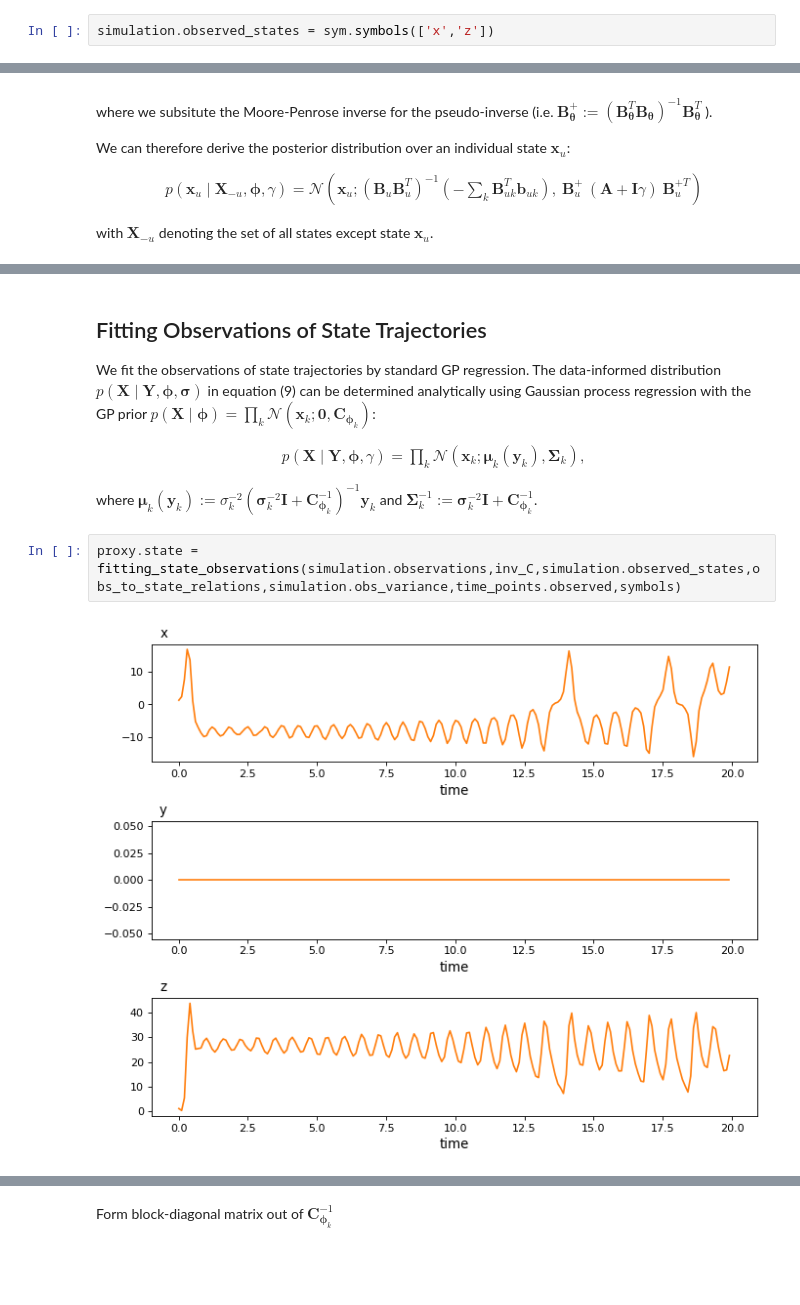
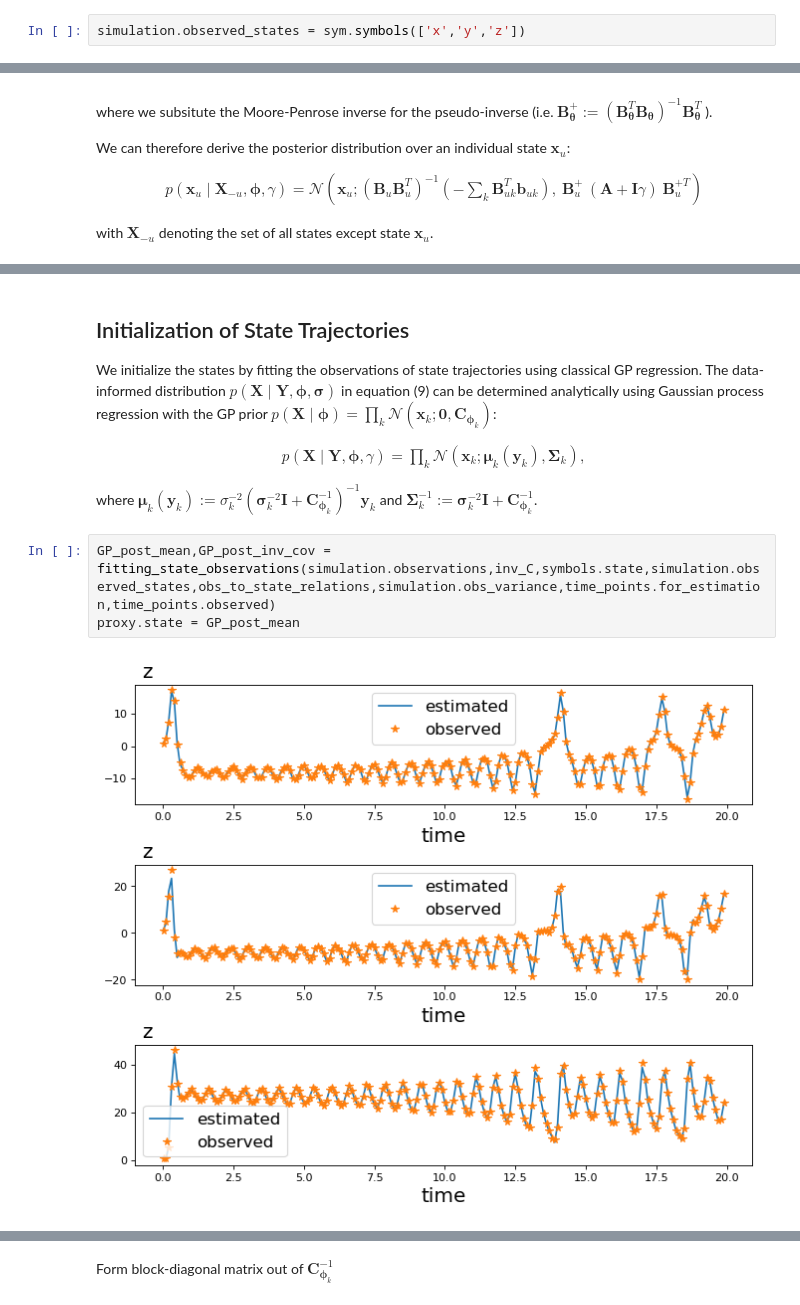
Before and after one commit to ngorbach/Variational_Gradient_Matching_for_Dynamical_Systems, a Jupyter notebook: VGM_for_Lorenz_attractor.ipynb, the cells around one changed output, grey strips where cells are left out. Cells and saved outputs as stored; diff of their text form; blank space fills up the shorter version.

```diff
--- a/VGM_for_Lorenz_attractor.ipynb
+++ b/VGM_for_Lorenz_attractor.ipynb
@@ -34,7 +34,7 @@ simulation.ode_param = [10.0,28.0,8.0/3.0]
 ##### Observed states
 Input 1, 2 or 3 symbolic variables from the set $(x,y,z)$:
 # %%
-simulation.observed_states = sym.symbols(['x','z'])
+simulation.observed_states = sym.symbols(['x','y','z'])
 # %% [markdown]
 ##### Final time for simulation
 Input a positive real number:
@@ -274,9 +274,9 @@ Similarly, we expand the proxy over the individual state $\mathbf{x}_u$:
 &\qquad \qquad \qquad + \mathbb{E}_{Q_{-u}}  \ln \mathcal{N}\left(\mathbf{x}_u ; \boldsymbol\mu_u(\mathbf{Y}), \boldsymbol\Sigma_u \right) \big),
 \end{align}
 # %% [markdown]
-## Fitting Observations of State Trajectories
+## Initialization of State Trajectories
 
-We fit the observations of state trajectories by standard GP regression. The data-informed distribution $p(\mathbf{X} \mid \mathbf{Y}, \boldsymbol\phi,\boldsymbol\sigma)$ in equation (9) can be determined analytically using Gaussian process regression with the GP prior $p(\mathbf{X} \mid \boldsymbol\phi) = \prod_k \mathcal{N}(\mathbf{x}_k ;\mathbf{0},\mathbf{C}_{\boldsymbol\phi_k})$:
+We initialize the states by fitting the observations of state trajectories using classical GP regression. The data-informed distribution $p(\mathbf{X} \mid \mathbf{Y}, \boldsymbol\phi,\boldsymbol\sigma)$ in equation (9) can be determined analytically using Gaussian process regression with the GP prior $p(\mathbf{X} \mid \boldsymbol\phi) = \prod_k \mathcal{N}(\mathbf{x}_k ;\mathbf{0},\mathbf{C}_{\boldsymbol\phi_k})$:
 
 \begin{align}
 p(\mathbf{X} \mid \mathbf{Y}, \boldsymbol\phi,\gamma) = \prod_k\mathcal{N}(\mathbf{x}_k;\boldsymbol\mu_k(\mathbf{y}_k),\boldsymbol\Sigma_k),
@@ -284,6 +284,7 @@ p(\mathbf{X} \mid \mathbf{Y}, \boldsymbol\phi,\gamma) = \prod_k\mathcal{N}(\math
 
 where $\boldsymbol\mu_k(\mathbf{y}_k) := \sigma_k^{-2} \left(\mathbf{\sigma}_k^{-2}\mathbf{I} + \mathbf{C}_{\boldsymbol\phi_k}^{-1} \right)^{-1} \mathbf{y}_k$ and $\boldsymbol\Sigma_k ^{-1}:=\mathbf{\sigma}_k^{-2} \mathbf{I} +\mathbf{C}_{\mathbf{\phi}_k}^{-1}$.
 # %%
-proxy.state = fitting_state_observations(simulation.observations,inv_C,simulation.observed_states,obs_to_state_relations,simulation.obs_variance,time_points.observed,symbols)
+GP_post_mean,GP_post_inv_cov = fitting_state_observations(simulation.observations,inv_C,symbols.state,simulation.observed_states,obs_to_state_relations,simulation.obs_variance,time_points.for_estimation,time_points.observed)
+proxy.state = GP_post_mean
 # %% [output]
-[figure, old version]
+[figure, new version]
```
Also changed, not shown: parts of 8 cells of this notebook, 9 other files.
